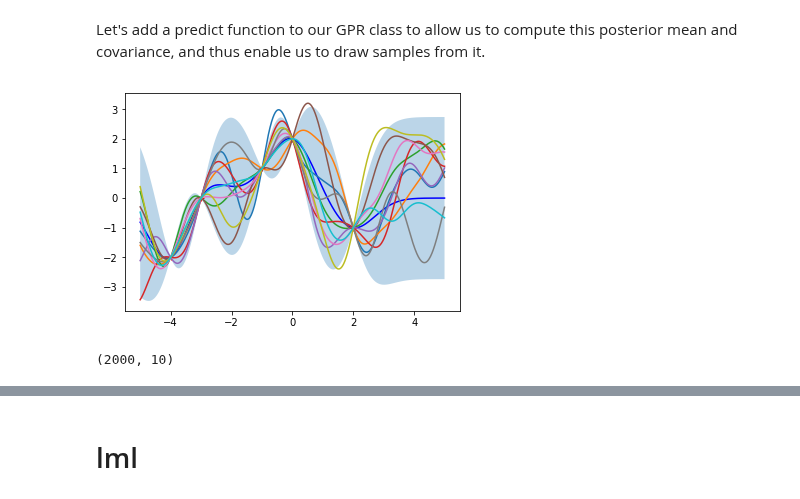
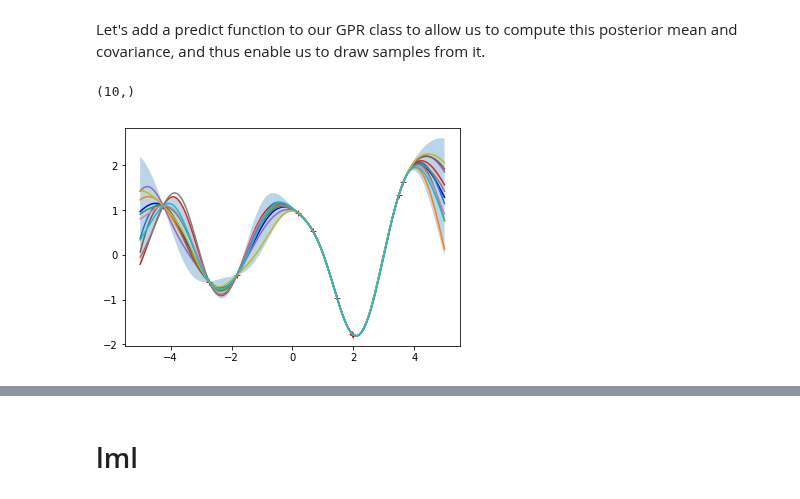
Before and after one commit to michaeloneill/GaussianProcesses, a Jupyter notebook: GPR_blog.ipynb, the cells around one changed output, grey strips where cells are left out. Saved outputs shown, nothing was run; the diff lists cells and outputs as text; code cells hidden in the pictures.

```diff
--- a/GPR_blog.ipynb
+++ b/GPR_blog.ipynb
@@ -111,14 +112,14 @@ def predict(self, X_train, y_train, X_test):
     return y_mean, y_cov
 GPR.predict = predict
 # %%
-def sample_y(self, X_test, observations=None, n_samples=1):
+def sample_y(self, X, observations=None, n_samples=1):
     if observations is None:
         y_mean = np.zeros(X.shape[0])
         y_cov = self._build_covariance_matrix(X)
     else:
         X_train, y_train = observations
         y_mean, y_cov = self.predict(X_train, y_train, X_test)
-    y_cov[np.diag_indices_from(y_cov)] += 10e-10  # jitter
+    y_cov[np.diag_indices_from(y_cov)] += 1e-12  # jitter
     try:
         L = np.linalg.cholesky(y_cov)
     except np.linalg.LinAlgError as e:
@@ -136,0 +135,8 @@ y_train = np.array([-2, 0, 1, 2, -1])
+# %%
+class SqExp():
+    def __init__(self, length_scale=1.0):
+        self.theta = [length_scale]
+    def __call__(self, x1, x2):
+        return np.exp(-1/(2*self.theta[0] **2) * np.dot((x1 - x2).T, (x1 - x2)))
+    def set_theta(self, theta):
+        self.theta = theta
@@ -137,20 +145,23 @@ y_train = np.array([-2, 0, 1, 2, -1])
+# %%
+X_train = np.sort(np.random.uniform(-5, 5, 10))[:, np.newaxis]
+y_train = gp.sample_y(X_train)[:, 0]
+# %%
+y_train.shape
+# %% [output]
+(10,)
 # %%
-y_pred_mean, y_pred_covar = gp.predict(X_train, y_train, X)
+y_pred_mean, y_pred_covar = gp.predict(X_train, y_train, X_test)
 # %%
 # compute 95% confidence interval from pointwise variances and plot
 pointwise_variances = y_pred_covar.diagonal()
 error = 1.96 * np.sqrt(pointwise_variances)
 plt.plot(X_train[:, 0], y_train, 'r+')
-plt.plot(X, y_pred_mean, 'b')
-plt.fill_between(X[:, 0], y_pred_mean - error, y_pred_mean + error, alpha=0.3)
+plt.plot(X_test, y_pred_mean, 'b')
+plt.fill_between(X_test[:, 0], y_pred_mean - error, y_pred_mean + error, alpha=0.3)
 
-y_sampled = gp.sample_y(X, (X_train, y_train), 10)
-plt.plot(X, y_sampled)
+y_sampled = gp.sample_y(X_test, (X_train, y_train), 10)
+plt.plot(X_test, y_sampled)
 #plt.title('{} kernel'.format(kernel_name))
 plt.show()
 # %% [output]
-[figure, old version]
+[figure, new version]
-# %%
-y_sampled.shape
-# %% [output]
-(2000, 10)
```
Also changed, not shown: parts of 12 cells of this notebook.
